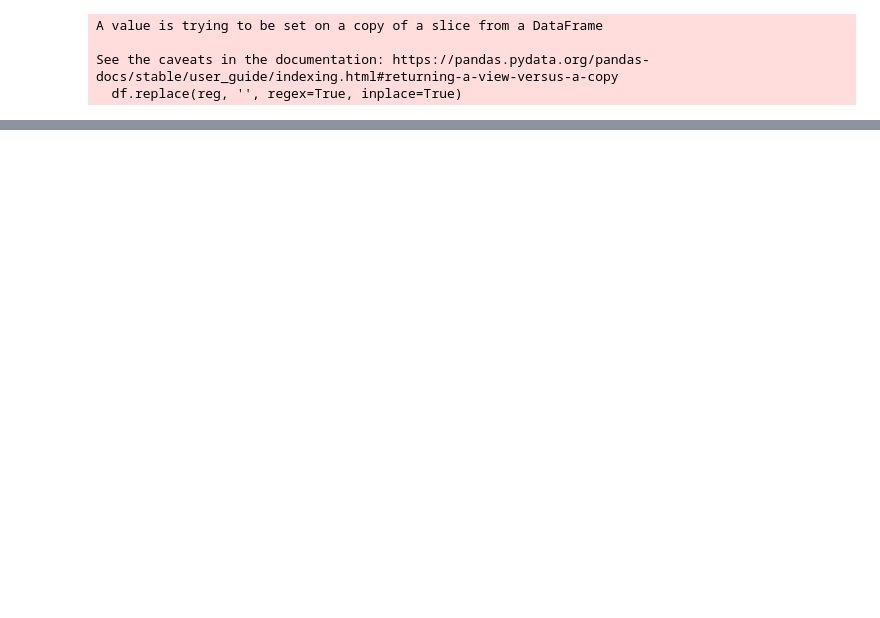
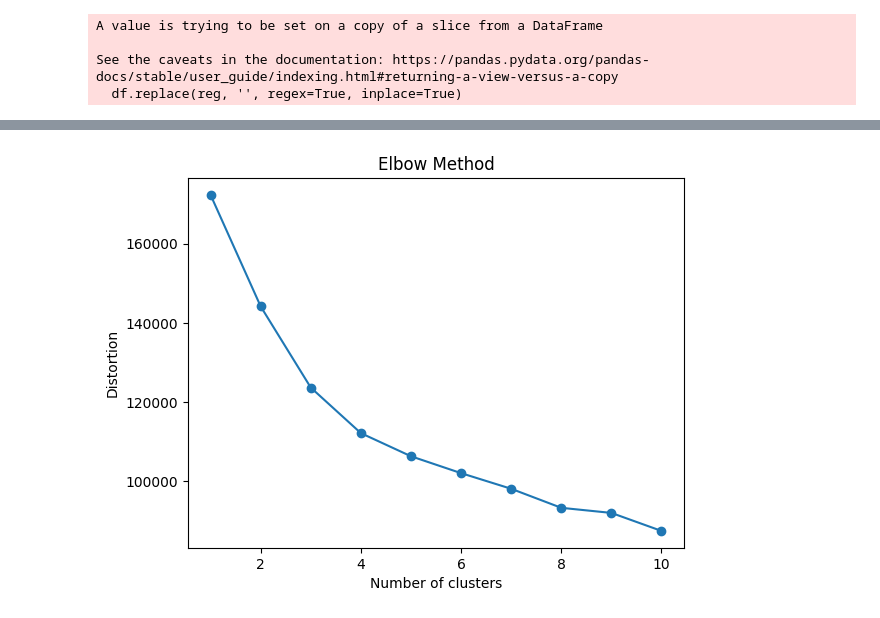
Before and after one commit to Jai000001/Project, a Jupyter notebook: One hot encoded.ipynb, the cells around one changed output, grey strips where cells are left out. Cells and saved outputs as stored; diff of their text form; code cells hidden in the pictures; blank space fills up the shorter version.

Commit message:
encoded model

```diff
--- a/One hot encoded.ipynb
+++ b/One hot encoded.ipynb
@@ -126,0 +82,2 @@ df.combined[10]
+# %%
+df.fillna('',inplace=True)
@@ -126,0 +97,6 @@ df.combined[10]
+# %%
+encoded_process= pd.get_dummies(df['process'], prefix='process')
+encoded_material= pd.get_dummies(df['material'], prefix='material')
+encoded_parttype= pd.get_dummies(df['parttype'], prefix='parttype')
+encoded_rfq_tolerance= pd.get_dummies(df['rfq_tolerance'], prefix='rfq_tolerance')
+encoded_partsize= pd.get_dummies(df['partsize'], prefix='partsize')
@@ -126,0 +107,2 @@ df.combined[10]
+# %%
+df_encoded = pd.concat([df, encoded_process, encoded_material, encoded_parttype, encoded_rfq_tolerance, encoded_partsize], axis=1)
@@ -146 +142,3 @@ X=np.stack(df.vector)
+# %%
+X=df_encoded.drop(columns=['process','material','parttype', 'rfq_tolerance', 'partsize'])
 # %%
@@ -148,2 +160,19 @@ X.shape
 # %%
 from sklearn.cluster import KMeans
+# %%
+distortions = []
+K_range = range(1, 11)
+
+for k in K_range:
+    kmeans = KMeans(n_clusters=k)
+    kmeans.fit(X)
+    distortions.append(kmeans.inertia_)
+
+# Plot the elbow
+plt.plot(K_range, distortions, marker='o')
+plt.xlabel('Number of clusters')
+plt.ylabel('Distortion')
+plt.title('Elbow Method')
+plt.show()
+# %% [output]
+[figure, added]
```
Also changed, not shown: parts of 24 cells of this notebook.
